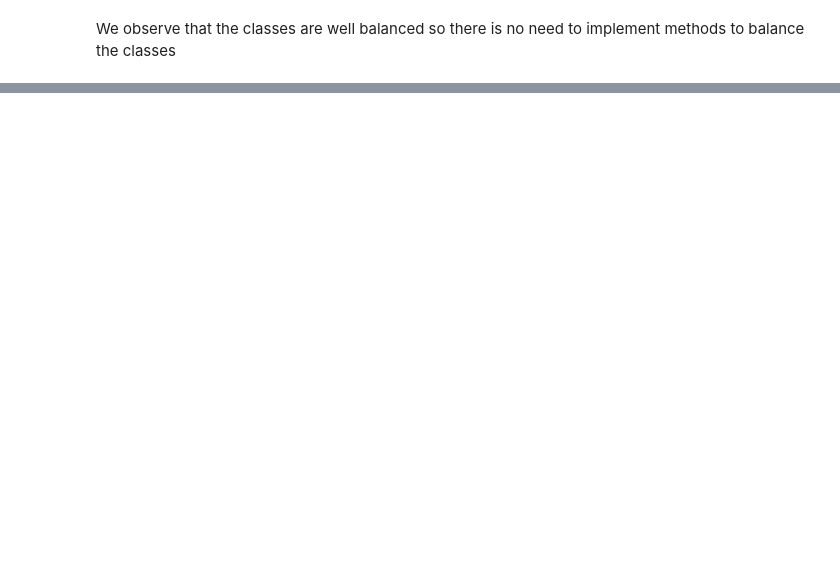
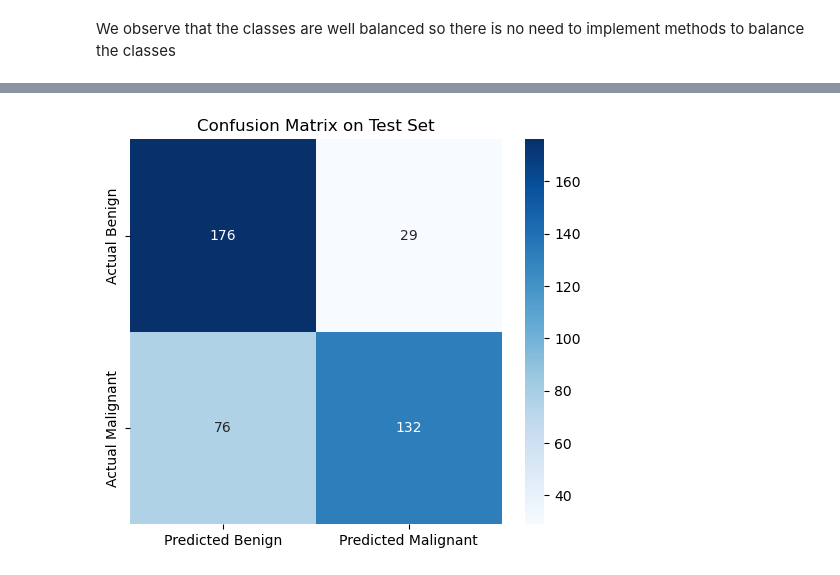
Before and after one commit to Kryx13/BIO_52101_EP_imagerie_biologique, a Jupyter notebook: Dataset_processing.ipynb, the cells around one changed output, grey strips where cells are left out. Drawn from its saved outputs; the diff is of its cells as text; code cells hidden in the pictures; blank space fills up the shorter version.

Commit message:
ResNet50 model +test

```diff
--- a/Dataset_processing.ipynb
+++ b/Dataset_processing.ipynb
@@ -181,0 +249,6 @@ print(f"Labels: {labels}")              # Should be a mix of 0s and 1s
+# %%
+# --- 3. CREATE DATASETS ---
+# Using the FitzpatrickBinaryDataset class we defined earlier
+train_dataset = FitzpatrickBinaryDataset(train_df, transform=train_transforms)
+val_dataset = FitzpatrickBinaryDataset(val_df, transform=val_transforms)
+test_dataset = FitzpatrickBinaryDataset(test_df, transform=val_transforms)
@@ -181,0 +271,12 @@ print(f"Labels: {labels}")              # Should be a mix of 0s and 1s
+# %%
+# --- 5. CREATE DATALOADERS ---
+BATCH_SIZE = 32
+
+# Train loader uses the sampler (Note: shuffle MUST be False when using a sampler)
+train_loader = DataLoader(train_dataset, batch_size=BATCH_SIZE, sampler=sampler, num_workers=0)
+
+# Val and Test loaders are standard
+val_loader = DataLoader(val_dataset, batch_size=BATCH_SIZE, shuffle=False, num_workers=0)
+test_loader = DataLoader(test_dataset, batch_size=BATCH_SIZE, shuffle=False, num_workers=0)
+
+print("✅ DataLoaders successfully created !")
@@ -181,0 +399,50 @@ print(f"Labels: {labels}")              # Should be a mix of 0s and 1s
+# %%
+# 1. Put model in evaluation mode
+model.eval()
+
+all_preds = []
+all_probs = []
+all_labels = []
+
+print("Evaluating on Test Set...")
+
+# 2. Run inference on Test Set
+with torch.no_grad():
+    for inputs, labels in test_loader:
+        inputs = inputs.to(device)
+        labels = labels.float().unsqueeze(1).to(device)
+
+        outputs = model(inputs)
+        probs = torch.sigmoid(outputs) # Get probabilities [0.0 to 1.0]
+        preds = (probs > 0.5).float()  # Get binary class (0 or 1)
+
+        all_probs.extend(probs.cpu().numpy())
+        all_preds.extend(preds.cpu().numpy())
+        all_labels.extend(labels.cpu().numpy())
+
+# Convert to 1D numpy arrays for Scikit-Learn
+all_labels = np.array(all_labels).flatten()
+all_preds = np.array(all_preds).flatten()
+all_probs = np.array(all_probs).flatten()
+
+# --- 3. METRICS COMPUTATION ---
+
+# Classification Report (Precision, Recall, F1-Score)
+print("\n--- Classification Report ---")
+# 0 = Benign, 1 = Malignant
+print(classification_report(all_labels, all_preds, target_names=['Benign', 'Malignant']))
+
+# ROC-AUC Score (Global performance metric)
+auc = roc_auc_score(all_labels, all_probs)
+print(f"ROC-AUC Score: {auc:.4f} (1.0 is perfect, 0.5 is random guessing)")
+
+# --- 4. CONFUSION MATRIX VISUALIZATION ---
+cm = confusion_matrix(all_labels, all_preds)
+
+plt.figure(figsize=(6, 5))
+sns.heatmap(cm, annot=True, fmt='d', cmap='Blues',
+            xticklabels=['Predicted Benign', 'Predicted Malignant'],
+            yticklabels=['Actual Benign', 'Actual Malignant'])
+plt.title('Confusion Matrix on Test Set')
+plt.show()
+# %% [output]
@@ -181,0 +462 @@ print(f"Labels: {labels}")              # Should be a mix of 0s and 1s
+[figure, added]
```
Also changed, not shown: parts of 18 cells of this notebook, 1 other file.
